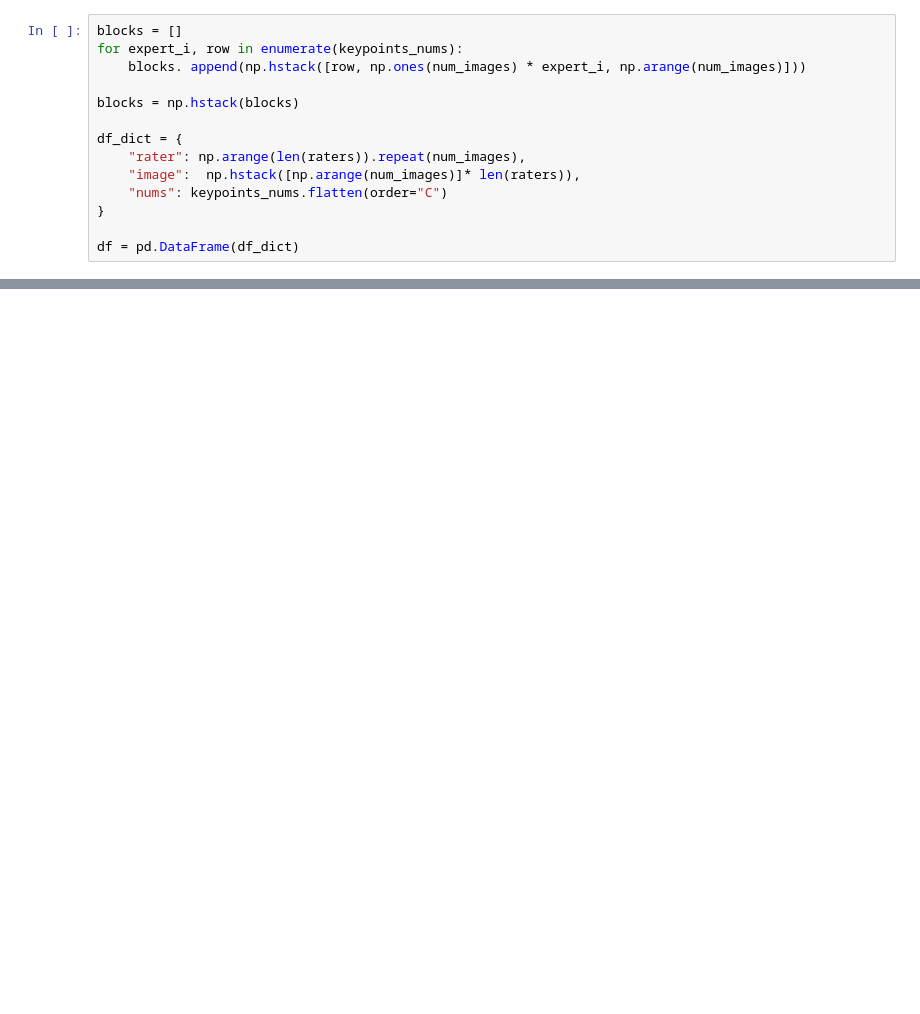
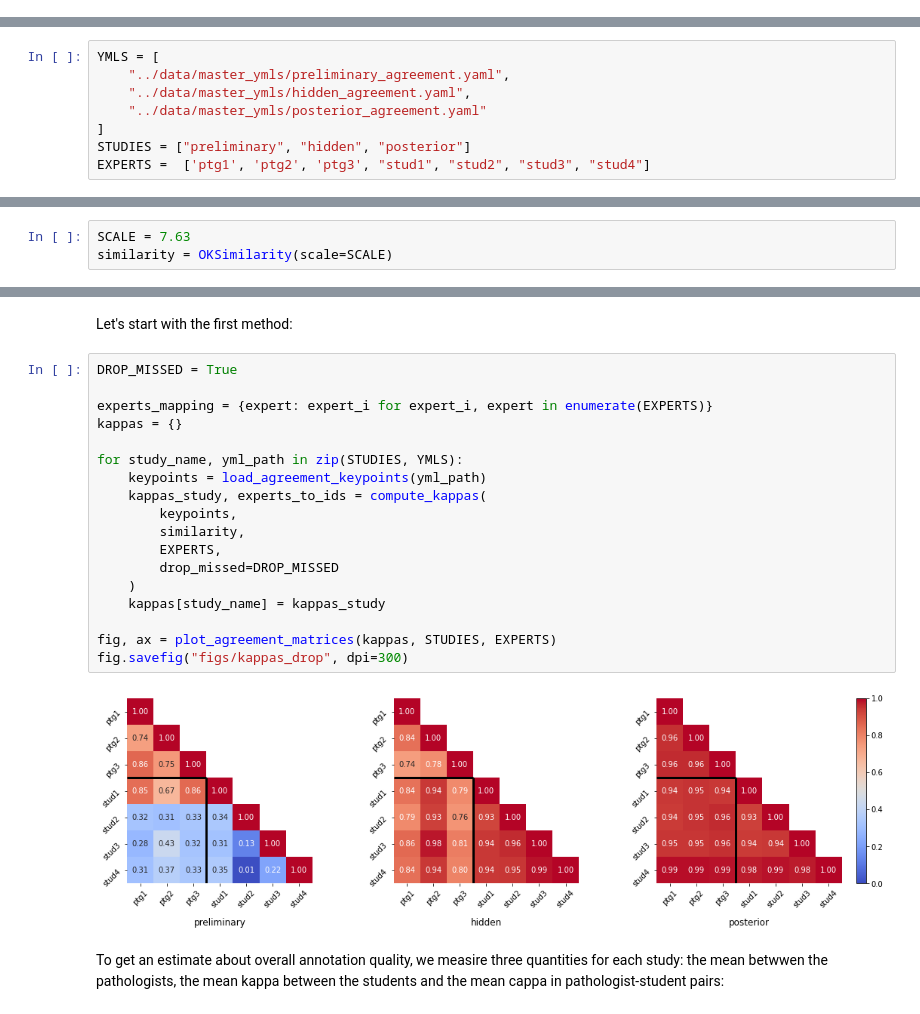
Before and after one commit to ispras/endometrium-dataset-analysis, a Jupyter notebook: notebooks/agreement.ipynb, the cells around one changed output, grey strips where cells are left out. Drawn from its saved outputs; the diff is of its cells as text; blank space fills up the shorter version.

Commit message:
finished agreement study

```diff
--- a/notebooks/agreement.ipynb
+++ b/notebooks/agreement.ipynb
@@ -124,14 +0,0 @@ array([[122., 105., 161., 205., 180., 245., 131., 130., 165., 199.],
-# %%
-blocks = []
-for expert_i, row in enumerate(keypoints_nums):
-    blocks. append(np.hstack([row, np.ones(num_images) * expert_i, np.arange(num_images)]))
-
-blocks = np.hstack(blocks)
-
-df_dict = {
-    "rater": np.arange(len(raters)).repeat(num_images),
-    "image":  np.hstack([np.arange(num_images)]* len(raters)),
-    "nums": keypoints_nums.flatten(order="C")
-}
-
-df = pd.DataFrame(df_dict)
@@ -285,0 +15,8 @@ array([[ 0.,  0.,  0.,  0.,  0.,  0.,  0.,  0.,  0.,  0.,  0.,  0.,  0.,
+# %%
+YMLS = [
+    "../data/master_ymls/preliminary_agreement.yaml",
+    "../data/master_ymls/hidden_agreement.yaml",
+    "../data/master_ymls/posterior_agreement.yaml"
+]
+STUDIES = ["preliminary", "hidden", "posterior"]
+EXPERTS =  ['ptg1', 'ptg2', 'ptg3', "stud1", "stud2", "stud3", "stud4"]
@@ -285,0 +25,3 @@ array([[ 0.,  0.,  0.,  0.,  0.,  0.,  0.,  0.,  0.,  0.,  0.,  0.,  0.,
+# %%
+SCALE = 7.63
+similarity = OKSimilarity(scale=SCALE)
@@ -285,0 +38,24 @@ array([[ 0.,  0.,  0.,  0.,  0.,  0.,  0.,  0.,  0.,  0.,  0.,  0.,  0.,
+# %% [markdown]
+Let's start with the first method:
+# %%
+DROP_MISSED = True
+
+experts_mapping = {expert: expert_i for expert_i, expert in enumerate(EXPERTS)}
+kappas = {}
+
+for study_name, yml_path in zip(STUDIES, YMLS):
+    keypoints = load_agreement_keypoints(yml_path)
+    kappas_study, experts_to_ids = compute_kappas(
+        keypoints,
+        similarity,
+        EXPERTS,
+        drop_missed=DROP_MISSED
+    )
+    kappas[study_name] = kappas_study
+
+fig, ax = plot_agreement_matrices(kappas, STUDIES, EXPERTS)
+fig.savefig("figs/kappas_drop", dpi=300)
+# %% [output]
+[figure, added]
+# %% [markdown]
+To get an estimate about overall annotation quality, we measire three quantities for each study: the mean betwwen the pathologists, the mean kappa between the students and the mean cappa in pathologist-student pairs:
```
Also changed, not shown: parts of 37 cells of this notebook, 6 other files.
